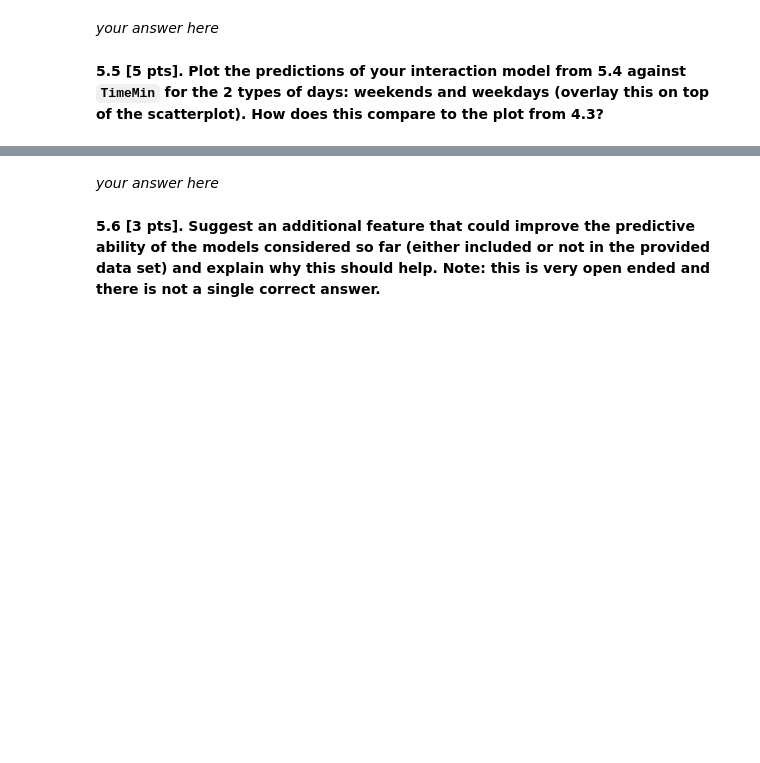
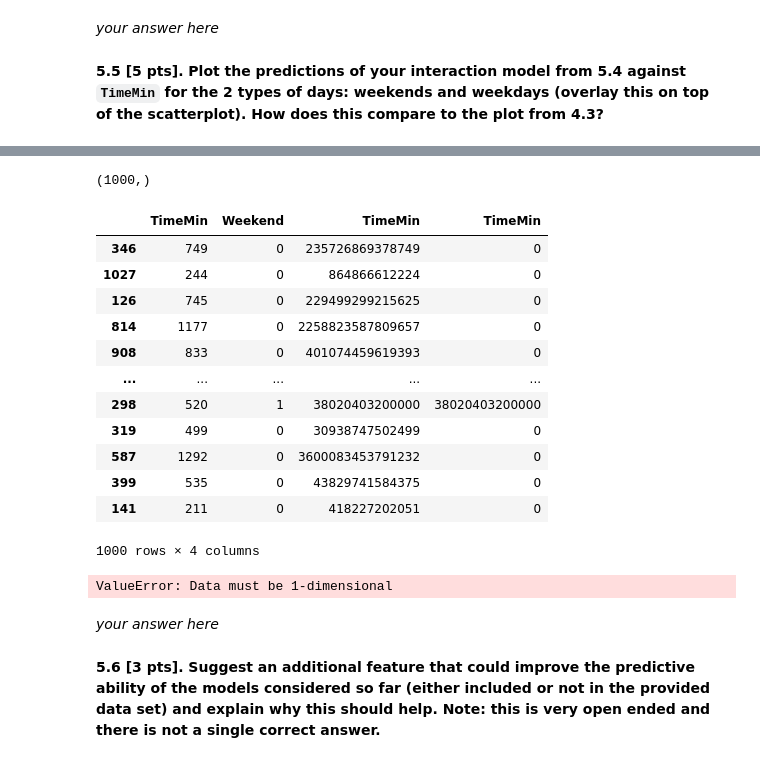
Before and after one commit to kkvalsvik/DataScience_cs109a_Harvard, a Jupyter notebook: cs_s109a_hw2.ipynb, the cells around one changed output, grey strips where cells are left out. Saved outputs shown, nothing was run; the diff lists cells and outputs as text; code cells hidden in the pictures; blank space fills up the shorter version.

```diff
--- a/cs_s109a_hw2.ipynb
+++ b/cs_s109a_hw2.ipynb
@@ -676,0 +887,40 @@ plt.show()
+# %%
+
+dum_weekend = sm.add_constant(TimeMin_dummy)
+dum_weekend[:,0] = dum_weekend[:,0]
+
+dum_regday = sm.add_constant(TimeMin_dummy)
+dum_regday[:,0] = dum_regday[:,0]*0
+dum_weekend[:,0]
+dum_weekend_reshaped = pd.DataFrame(dum_weekend[:,0]).values.reshape(-1,1)
+
+np.shape(train_data['Weekend'])
+# %% [output]
+(1000,)
+# %%
+x = train_data[['TimeMin']]
+X_with_weekend = train_data[['TimeMin','Weekend']]
+for order in np.arange(2,6):
+    X_with_weekend=pd.concat([X,x**order,(x**order)*train_data['Weekend'].values.reshape(-1,1)],axis=1)
+X_with_weekend
+# %% [output]
+|  | TimeMin | Weekend | TimeMin | TimeMin |
+| 346 | 749 | 0 | 235726869378749 | 0 |
+| 1027 | 244 | 0 | 864866612224 | 0 |
+| 126 | 745 | 0 | 229499299215625 | 0 |
+| 814 | 1177 | 0 | 2258823587809657 | 0 |
+| 908 | 833 | 0 | 401074459619393 | 0 |
+| ... | ... | ... | ... | ... |
+| 298 | 520 | 1 | 38020403200000 | 38020403200000 |
+| 319 | 499 | 0 | 30938747502499 | 0 |
+| 587 | 1292 | 0 | 3600083453791232 | 0 |
+| 399 | 535 | 0 | 43829741584375 | 0 |
+| 141 | 211 | 0 | 418227202051 | 0 |
+1000 rows × 4 columns
+# %%
+x = pd.Series(TimeMin_dummy)
+X = pd.DataFrame(dummy_weekend)
+for order in np.arange(2,6):
+    X_with_weekend=pd.concat([X,x**order,(x**order)*dum_weekend_reshaped],axis=1)
+# %% [output]
+ValueError: Data must be 1-dimensional
```
Also changed, not shown: parts of 30 cells of this notebook.
